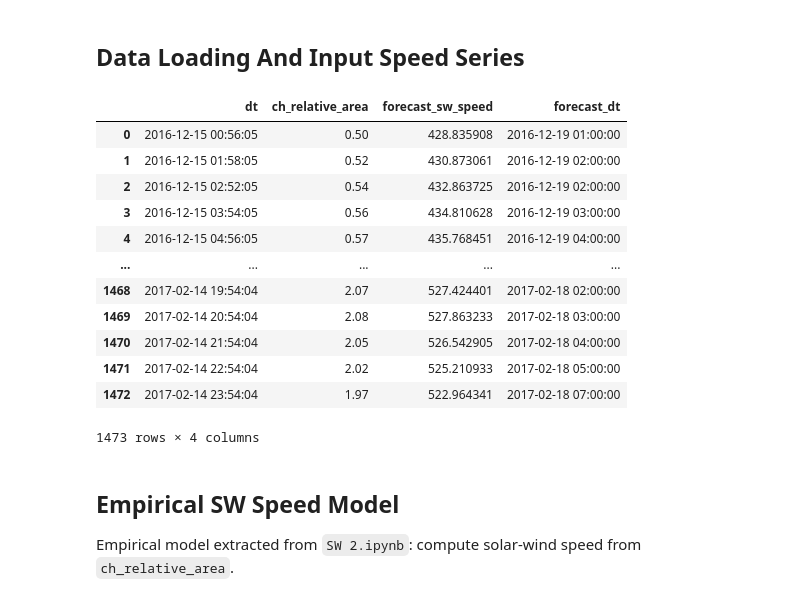
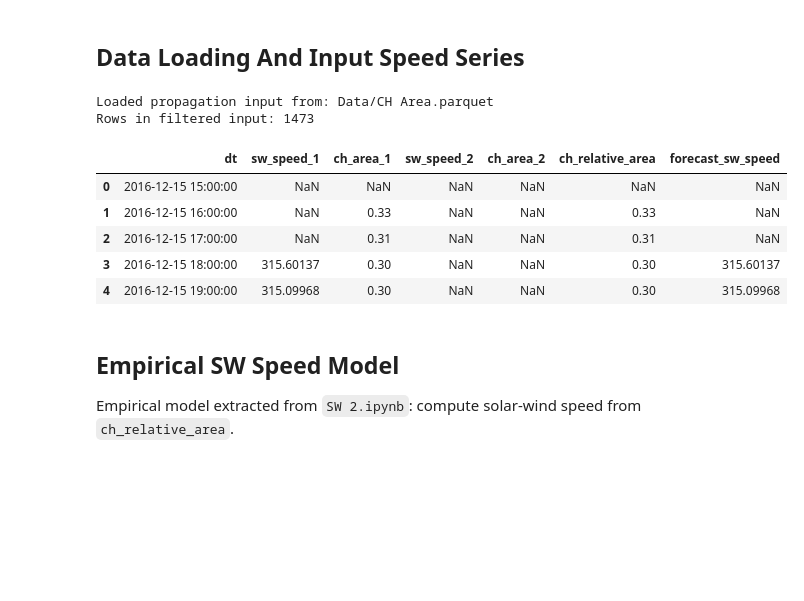
Before and after one commit to oscu0/helio-n, a Jupyter notebook: SW.ipynb, the cells around one changed output. Cells and saved outputs as stored; diff of their text form; code cells hidden in the pictures; blank space fills up the shorter version.

```diff
--- a/SW.ipynb
+++ b/SW.ipynb
@@ -58,23 +102,37 @@ conn.close()
 # %%
+# Old DB materialization (preserved):
+# df_sdo_sw_test = pd.DataFrame(rows, columns=columns)
+# df_sdo_sw_test["dt"] = pd.to_datetime(df_sdo_sw_test["dt"])
+# df_sdo_sw_test["forecast_dt"] = pd.to_datetime(df_sdo_sw_test["forecast_dt"])
 
-df_sdo_sw_test = pd.DataFrame(rows, columns=columns)
+df_sdo_sw_test = df_input_raw.copy()
 df_sdo_sw_test["dt"] = pd.to_datetime(df_sdo_sw_test["dt"])
-df_sdo_sw_test["forecast_dt"] = pd.to_datetime(df_sdo_sw_test["forecast_dt"])
-df_sdo_sw_test
+if "ch_relative_area" not in df_sdo_sw_test.columns:
+    if "ch_area_1" in df_sdo_sw_test.columns:
+        df_sdo_sw_test["ch_relative_area"] = pd.to_numeric(df_sdo_sw_test["ch_area_1"], errors="coerce")
+    elif "ch_area" in df_sdo_sw_test.columns:
+        df_sdo_sw_test["ch_relative_area"] = pd.to_numeric(df_sdo_sw_test["ch_area"], errors="coerce")
+if "forecast_sw_speed" not in df_sdo_sw_test.columns:
+    if {"sw_speed_1", "sw_speed_2"}.issubset(df_sdo_sw_test.columns):
+        s1 = pd.to_numeric(df_sdo_sw_test["sw_speed_1"], errors="coerce")
+        s2 = pd.to_numeric(df_sdo_sw_test["sw_speed_2"], errors="coerce")
+        df_sdo_sw_test["forecast_sw_speed"] = s1.fillna(s2)
+    elif "sw_speed_1" in df_sdo_sw_test.columns:
+        df_sdo_sw_test["forecast_sw_speed"] = pd.to_numeric(df_sdo_sw_test["sw_speed_1"], errors="coerce")
+df_sdo_sw_test = df_sdo_sw_test[(df_sdo_sw_test["dt"] >= start_dt) & (df_sdo_sw_test["dt"] < end_dt)].copy()
+df_sdo_sw_test = df_sdo_sw_test.sort_values("dt").reset_index(drop=True)
+print("Loaded propagation input from:", input_parquet_path)
+print("Rows in filtered input:", len(df_sdo_sw_test))
+df_sdo_sw_test.head()
 # %% [output]
+Loaded propagation input from: Data/CH Area.parquet
+Rows in filtered input: 1473
-|  | dt | ch_relative_area | forecast_sw_speed | forecast_dt |
-| 0 | 2016-12-15 00:56:05 | 0.50 | 428.835908 | 2016-12-19 01:00:00 |
-| 1 | 2016-12-15 01:58:05 | 0.52 | 430.873061 | 2016-12-19 02:00:00 |
-| 2 | 2016-12-15 02:52:05 | 0.54 | 432.863725 | 2016-12-19 02:00:00 |
-| 3 | 2016-12-15 03:54:05 | 0.56 | 434.810628 | 2016-12-19 03:00:00 |
-| 4 | 2016-12-15 04:56:05 | 0.57 | 435.768451 | 2016-12-19 04:00:00 |
-| ... | ... | ... | ... | ... |
-| 1468 | 2017-02-14 19:54:04 | 2.07 | 527.424401 | 2017-02-18 02:00:00 |
-| 1469 | 2017-02-14 20:54:04 | 2.08 | 527.863233 | 2017-02-18 03:00:00 |
-| 1470 | 2017-02-14 21:54:04 | 2.05 | 526.542905 | 2017-02-18 04:00:00 |
-| 1471 | 2017-02-14 22:54:04 | 2.02 | 525.210933 | 2017-02-18 05:00:00 |
-| 1472 | 2017-02-14 23:54:04 | 1.97 | 522.964341 | 2017-02-18 07:00:00 |
+|  | dt | sw_speed_1 | ch_area_1 | sw_speed_2 | ch_area_2 | ch_relative_area | forecast_sw_speed |
+| 0 | 2016-12-15 15:00:00 | NaN | NaN | NaN | NaN | NaN | NaN |
+| 1 | 2016-12-15 16:00:00 | NaN | 0.33 | NaN | NaN | 0.33 | NaN |
+| 2 | 2016-12-15 17:00:00 | NaN | 0.31 | NaN | NaN | 0.31 | NaN |
+| 3 | 2016-12-15 18:00:00 | 315.60137 | 0.30 | NaN | NaN | 0.30 | 315.60137 |
+| 4 | 2016-12-15 19:00:00 | 315.09968 | 0.30 | NaN | NaN | 0.30 | 315.09968 |
-1473 rows × 4 columns
 # %% [markdown]
 ## Empirical SW Speed Model
 
```
Also changed, not shown: parts of 32 cells of this notebook.
